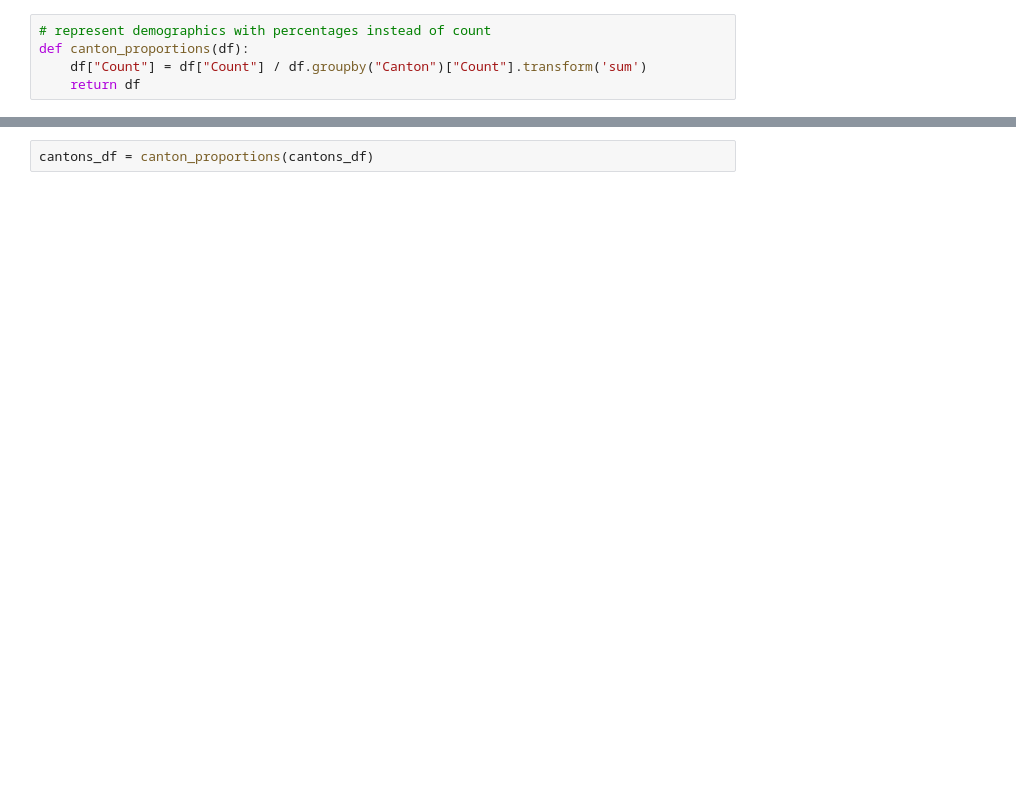
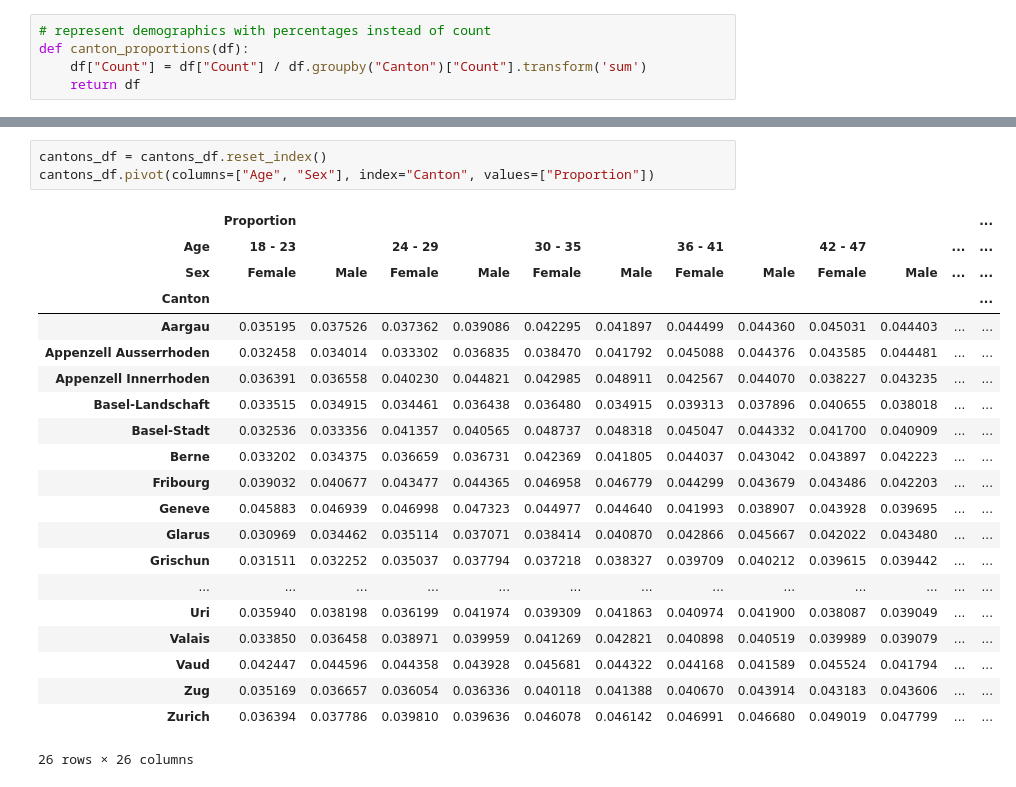
Before and after one commit to Rolph1/Online-privacy-votation-data-analysis, a Jupyter notebook: analysis.ipynb, the cells around one changed output, grey strips where cells are left out. Drawn from its saved outputs; the diff is of its cells as text; blank space fills up the shorter version.

```diff
--- a/analysis.ipynb
+++ b/analysis.ipynb
@@ -127,4 +138,27 @@ cantons_df.head(10)
-# %%
-cantons_df = canton_proportions(cantons_df)
+# %%
+cantons_df = cantons_df.reset_index()
+cantons_df.pivot(columns=["Age", "Sex"], index="Canton", values=["Proportion"])
+# %% [output]
+|  | Proportion |  |  |  |  |  |  |  |  |  |  | ... |
+| Age | 18 - 23 |  | 24 - 29 |  | 30 - 35 |  | 36 - 41 |  | 42 - 47 |  | ... | ... |
+| Sex | Female | Male | Female | Male | Female | Male | Female | Male | Female | Male | ... | ... |
+| Canton |  |  |  |  |  |  |  |  |  |  |  | ... |
+| Aargau | 0.035195 | 0.037526 | 0.037362 | 0.039086 | 0.042295 | 0.041897 | 0.044499 | 0.044360 | 0.045031 | 0.044403 | ... | ... |
+| Appenzell Ausserrhoden | 0.032458 | 0.034014 | 0.033302 | 0.036835 | 0.038470 | 0.041792 | 0.045088 | 0.044376 | 0.043585 | 0.044481 | ... | ... |
+| Appenzell Innerrhoden | 0.036391 | 0.036558 | 0.040230 | 0.044821 | 0.042985 | 0.048911 | 0.042567 | 0.044070 | 0.038227 | 0.043235 | ... | ... |
+| Basel-Landschaft | 0.033515 | 0.034915 | 0.034461 | 0.036438 | 0.036480 | 0.034915 | 0.039313 | 0.037896 | 0.040655 | 0.038018 | ... | ... |
+| Basel-Stadt | 0.032536 | 0.033356 | 0.041357 | 0.040565 | 0.048737 | 0.048318 | 0.045047 | 0.044332 | 0.041700 | 0.040909 | ... | ... |
+| Berne | 0.033202 | 0.034375 | 0.036659 | 0.036731 | 0.042369 | 0.041805 | 0.044037 | 0.043042 | 0.043897 | 0.042223 | ... | ... |
+| Fribourg | 0.039032 | 0.040677 | 0.043477 | 0.044365 | 0.046958 | 0.046779 | 0.044299 | 0.043679 | 0.043486 | 0.042203 | ... | ... |
+| Geneve | 0.045883 | 0.046939 | 0.046998 | 0.047323 | 0.044977 | 0.044640 | 0.041993 | 0.038907 | 0.043928 | 0.039695 | ... | ... |
+| Glarus | 0.030969 | 0.034462 | 0.035114 | 0.037071 | 0.038414 | 0.040870 | 0.042866 | 0.045667 | 0.042022 | 0.043480 | ... | ... |
+| Grischun | 0.031511 | 0.032252 | 0.035037 | 0.037794 | 0.037218 | 0.038327 | 0.039709 | 0.040212 | 0.039615 | 0.039442 | ... | ... |
+| ... | ... | ... | ... | ... | ... | ... | ... | ... | ... | ... | ... | ... |
+| Uri | 0.035940 | 0.038198 | 0.036199 | 0.041974 | 0.039309 | 0.041863 | 0.040974 | 0.041900 | 0.038087 | 0.039049 | ... | ... |
+| Valais | 0.033850 | 0.036458 | 0.038971 | 0.039959 | 0.041269 | 0.042821 | 0.040898 | 0.040519 | 0.039989 | 0.039079 | ... | ... |
+| Vaud | 0.042447 | 0.044596 | 0.044358 | 0.043928 | 0.045681 | 0.044322 | 0.044168 | 0.041589 | 0.045524 | 0.041794 | ... | ... |
+| Zug | 0.035169 | 0.036657 | 0.036054 | 0.036336 | 0.040118 | 0.041388 | 0.040670 | 0.043914 | 0.043183 | 0.043606 | ... | ... |
+| Zurich | 0.036394 | 0.037786 | 0.039810 | 0.039636 | 0.046078 | 0.046142 | 0.046991 | 0.046680 | 0.049019 | 0.047799 | ... | ... |
+26 rows × 26 columns
 # %%
 eid_df = eid_df.groupby(["Canton"]).sum()
```
Also changed, not shown: parts of 8 cells of this notebook.
